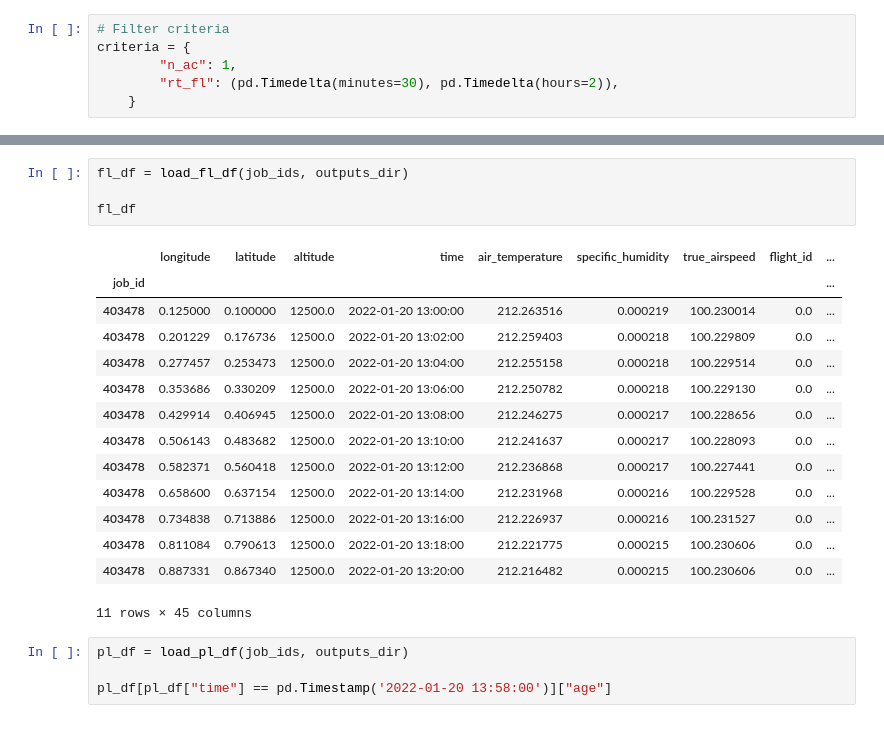
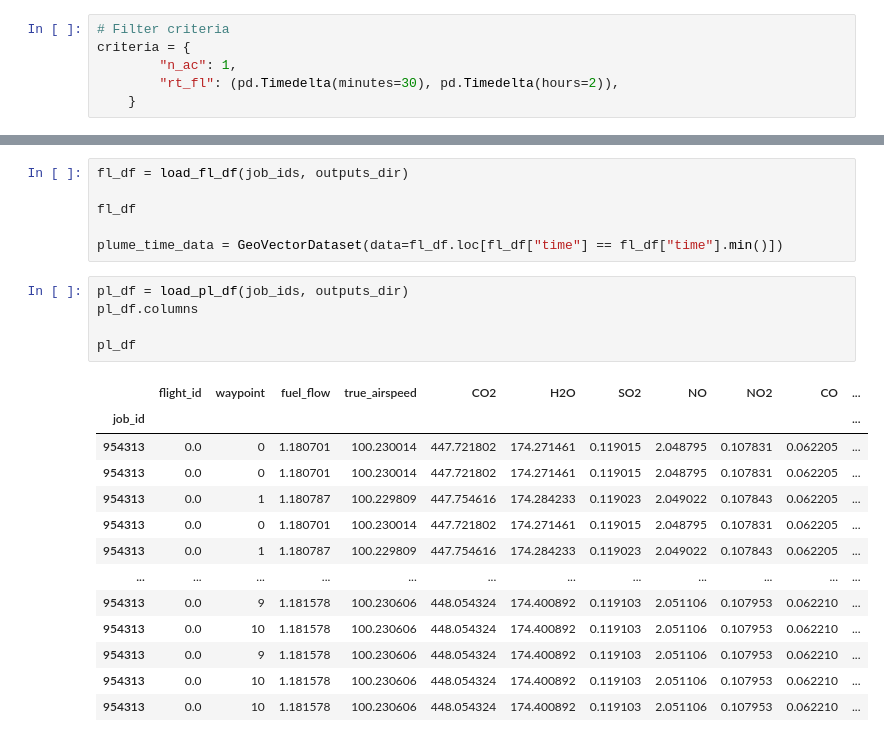
Before and after one commit to ktait98/pycontrails_kt, a Jupyter notebook: pycontrails/models/gpat/pp_gpat.ipynb, the cells around one changed output, grey strips where cells are left out. Saved outputs shown, nothing was run; the diff lists cells and outputs as text.

```diff
--- a/pycontrails/models/gpat/pp_gpat.ipynb
+++ b/pycontrails/models/gpat/pp_gpat.ipynb
@@ -39,23 +36,24 @@ array(['403478'], dtype=object)
 fl_df = load_fl_df(job_ids, outputs_dir)
 
 fl_df
+
+plume_time_data = GeoVectorDataset(data=fl_df.loc[fl_df["time"] == fl_df["time"].min()])
-# %% [output]
-|  | longitude | latitude | altitude | time | air_temperature | specific_humidity | true_airspeed | flight_id | ... |
-| job_id |  |  |  |  |  |  |  |  | ... |
-| 403478 | 0.125000 | 0.100000 | 12500.0 | 2022-01-20 13:00:00 | 212.263516 | 0.000219 | 100.230014 | 0.0 | ... |
-| 403478 | 0.201229 | 0.176736 | 12500.0 | 2022-01-20 13:02:00 | 212.259403 | 0.000218 | 100.229809 | 0.0 | ... |
-| 403478 | 0.277457 | 0.253473 | 12500.0 | 2022-01-20 13:04:00 | 212.255158 | 0.000218 | 100.229514 | 0.0 | ... |
-| 403478 | 0.353686 | 0.330209 | 12500.0 | 2022-01-20 13:06:00 | 212.250782 | 0.000218 | 100.229130 | 0.0 | ... |
-| 403478 | 0.429914 | 0.406945 | 12500.0 | 2022-01-20 13:08:00 | 212.246275 | 0.000217 | 100.228656 | 0.0 | ... |
-| 403478 | 0.506143 | 0.483682 | 12500.0 | 2022-01-20 13:10:00 | 212.241637 | 0.000217 | 100.228093 | 0.0 | ... |
-| 403478 | 0.582371 | 0.560418 | 12500.0 | 2022-01-20 13:12:00 | 212.236868 | 0.000217 | 100.227441 | 0.0 | ... |
-| 403478 | 0.658600 | 0.637154 | 12500.0 | 2022-01-20 13:14:00 | 212.231968 | 0.000216 | 100.229528 | 0.0 | ... |
-| 403478 | 0.734838 | 0.713886 | 12500.0 | 2022-01-20 13:16:00 | 212.226937 | 0.000216 | 100.231527 | 0.0 | ... |
-| 403478 | 0.811084 | 0.790613 | 12500.0 | 2022-01-20 13:18:00 | 212.221775 | 0.000215 | 100.230606 | 0.0 | ... |
-| 403478 | 0.887331 | 0.867340 | 12500.0 | 2022-01-20 13:20:00 | 212.216482 | 0.000215 | 100.230606 | 0.0 | ... |
-11 rows × 45 columns
 # %%
 pl_df = load_pl_df(job_ids, outputs_dir)
+pl_df.columns
 
-pl_df[pl_df["time"] == pd.Timestamp('2022-01-20 13:58:00')]["age"]
+pl_df
 # %% [output]
+|  | flight_id | waypoint | fuel_flow | true_airspeed | CO2 | H2O | SO2 | NO | NO2 | CO | ... |
+| job_id |  |  |  |  |  |  |  |  |  |  | ... |
+| 954313 | 0.0 | 0 | 1.180701 | 100.230014 | 447.721802 | 174.271461 | 0.119015 | 2.048795 | 0.107831 | 0.062205 | ... |
+| 954313 | 0.0 | 0 | 1.180701 | 100.230014 | 447.721802 | 174.271461 | 0.119015 | 2.048795 | 0.107831 | 0.062205 | ... |
+| 954313 | 0.0 | 1 | 1.180787 | 100.229809 | 447.754616 | 174.284233 | 0.119023 | 2.049022 | 0.107843 | 0.062205 | ... |
+| 954313 | 0.0 | 0 | 1.180701 | 100.230014 | 447.721802 | 174.271461 | 0.119015 | 2.048795 | 0.107831 | 0.062205 | ... |
+| 954313 | 0.0 | 1 | 1.180787 | 100.229809 | 447.754616 | 174.284233 | 0.119023 | 2.049022 | 0.107843 | 0.062205 | ... |
+| ... | ... | ... | ... | ... | ... | ... | ... | ... | ... | ... | ... |
+| 954313 | 0.0 | 9 | 1.181578 | 100.230606 | 448.054324 | 174.400892 | 0.119103 | 2.051106 | 0.107953 | 0.062210 | ... |
+| 954313 | 0.0 | 10 | 1.181578 | 100.230606 | 448.054324 | 174.400892 | 0.119103 | 2.051106 | 0.107953 | 0.062210 | ... |
+| 954313 | 0.0 | 9 | 1.181578 | 100.230606 | 448.054324 | 174.400892 | 0.119103 | 2.051106 | 0.107953 | 0.062210 | ... |
+| 954313 | 0.0 | 10 | 1.181578 | 100.230606 | 448.054324 | 174.400892 | 0.119103 | 2.051106 | 0.107953 | 0.062210 | ... |
+| 954313 | 0.0 | 10 | 1.181578 | 100.230606 | 448.054324 | 174.400892 | 0.119103 | 2.051106 | 0.107953 | 0.062210 | ... |
```
Also changed, not shown: parts of 10 cells of this notebook, 5 other files.
